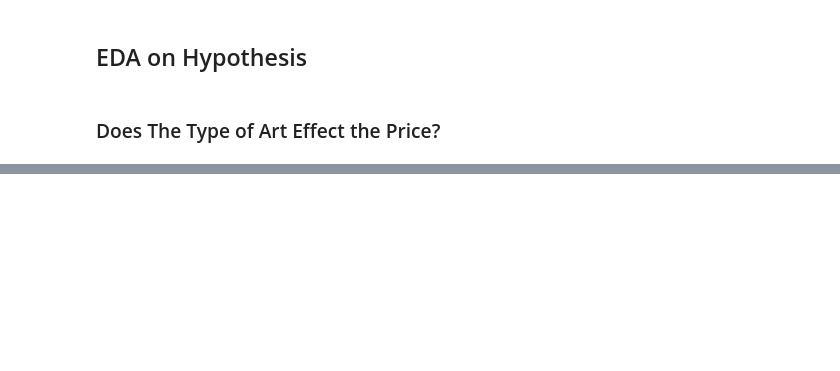
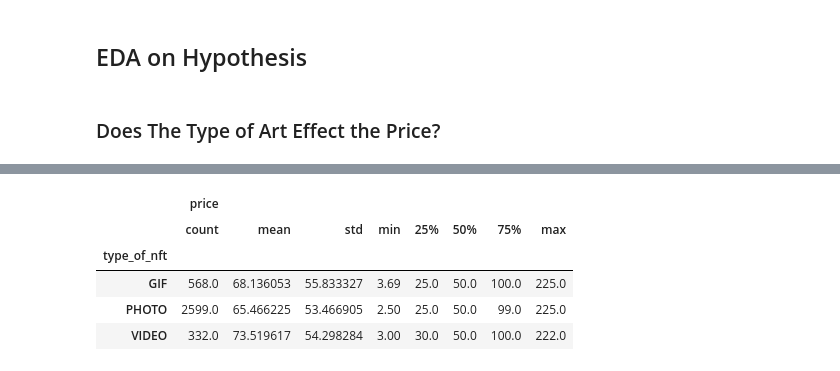
Before and after one commit to aortiz224/bootcamp_finalproject, a Jupyter notebook: dev/yaser/Notebook/ML_finalproject.ipynb, the cells around one changed output, grey strips where cells are left out. Cells and saved outputs as stored; diff of their text form; code cells hidden in the pictures; blank space fills up the shorter version.

```diff
--- a/dev/yaser/Notebook/ML_finalproject.ipynb
+++ b/dev/yaser/Notebook/ML_finalproject.ipynb
@@ -214,0 +107,9 @@ print(classification_report(y_test, predict))
+# %%
+group_df.describe()
+# %% [output]
+|  | price |  |  |  |  |  |  |  |
+|  | count | mean | std | min | 25% | 50% | 75% | max |
+| type_of_nft |  |  |  |  |  |  |  |  |
+| GIF | 568.0 | 68.136053 | 55.833327 | 3.69 | 25.0 | 50.0 | 100.0 | 225.0 |
+| PHOTO | 2599.0 | 65.466225 | 53.466905 | 2.50 | 25.0 | 50.0 | 99.0 | 225.0 |
+| VIDEO | 332.0 | 73.519617 | 54.298284 | 3.00 | 30.0 | 50.0 | 100.0 | 222.0 |
```
Also changed, not shown: parts of 45 cells of this notebook, 3 other files.
